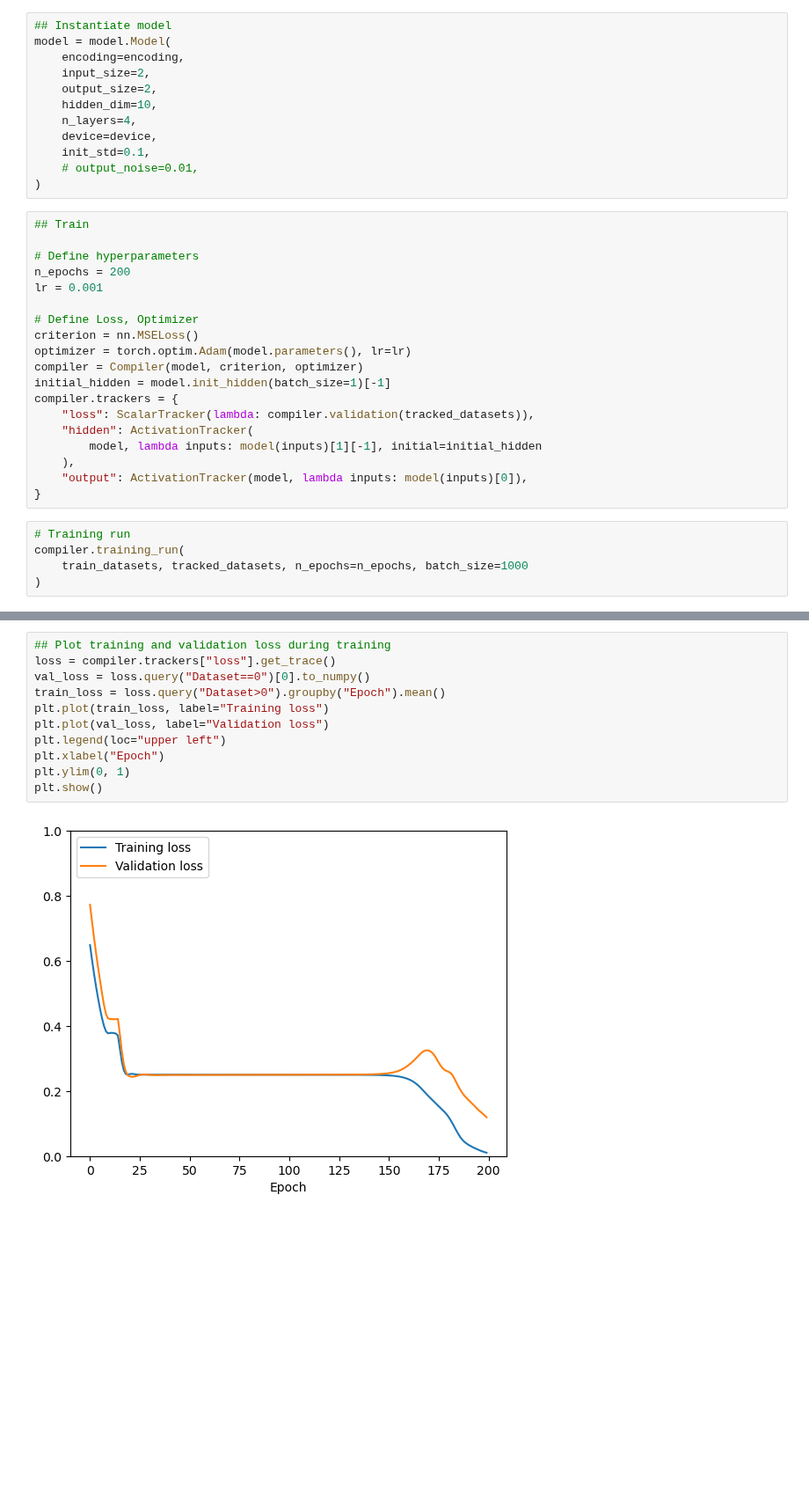
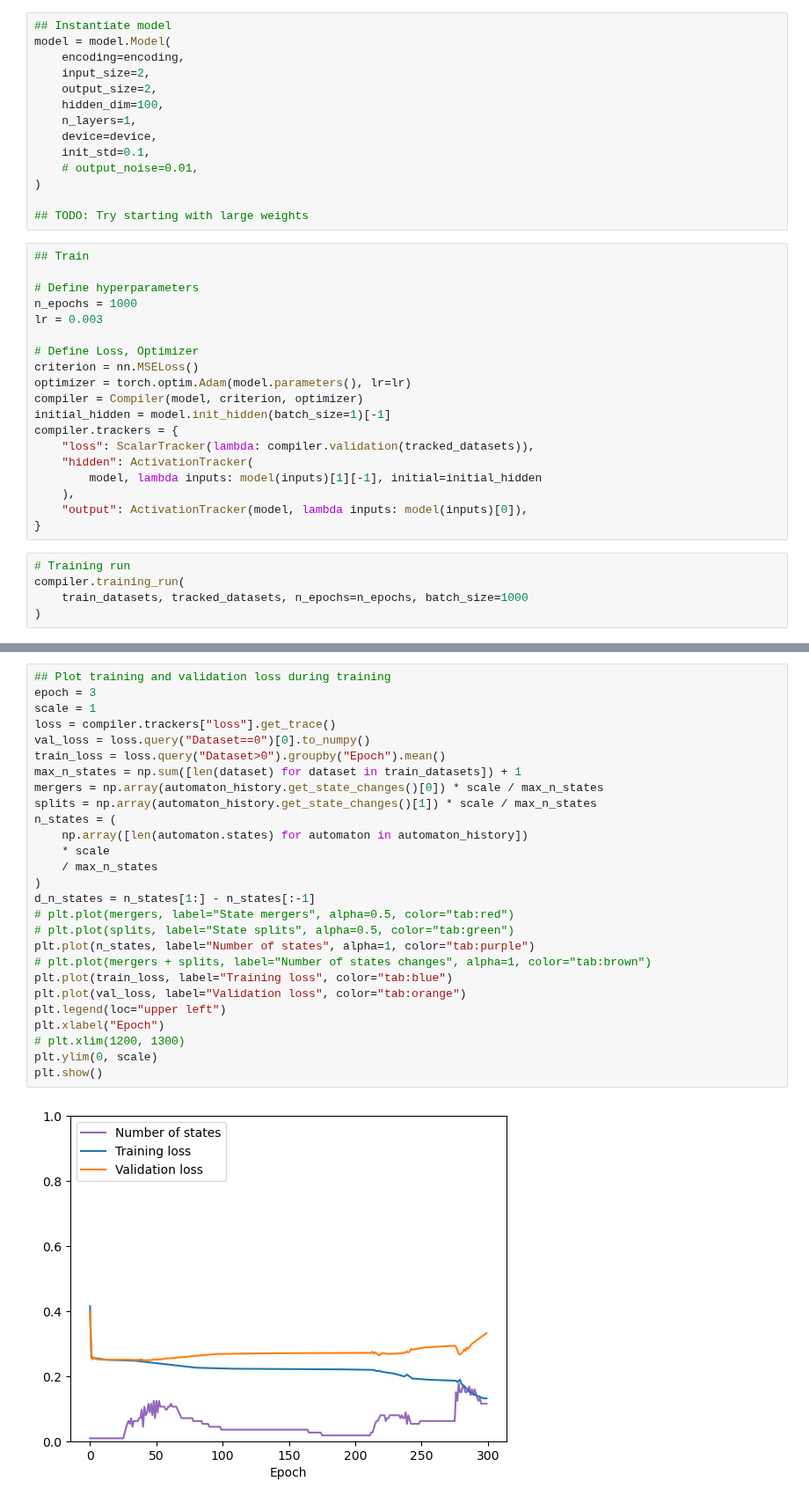
Before and after one commit to loekvanrossem/rnn_structure, a Jupyter notebook: main.ipynb, the cells around one changed output, grey strips where cells are left out. Shown at 88% size. Cells and saved outputs as stored; diff of their text form; blank space fills up the shorter version.

```diff
--- a/main.ipynb
+++ b/main.ipynb
@@ -66,18 +74,20 @@ model = model.Model(
     encoding=encoding,
     input_size=2,
     output_size=2,
-    hidden_dim=10,
-    n_layers=4,
+    hidden_dim=100,
+    n_layers=1,
     device=device,
     init_std=0.1,
     # output_noise=0.01,
 )
+
+## TODO: Try starting with large weights
 # %%
 ## Train
 
 # Define hyperparameters
-n_epochs = 200
-lr = 0.001
+n_epochs = 1000
+lr = 0.003
 
 # Define Loss, Optimizer
 criterion = nn.MSELoss()
@@ -150,16 +160,32 @@ display_automata(automata)
 # %%
 ## Plot training and validation loss during training
+epoch = 3
+scale = 1
 loss = compiler.trackers["loss"].get_trace()
 val_loss = loss.query("Dataset==0")[0].to_numpy()
 train_loss = loss.query("Dataset>0").groupby("Epoch").mean()
-plt.plot(train_loss, label="Training loss")
-plt.plot(val_loss, label="Validation loss")
+max_n_states = np.sum([len(dataset) for dataset in train_datasets]) + 1
+mergers = np.array(automaton_history.get_state_changes()[0]) * scale / max_n_states
+splits = np.array(automaton_history.get_state_changes()[1]) * scale / max_n_states
+n_states = (
+    np.array([len(automaton.states) for automaton in automaton_history])
+    * scale
+    / max_n_states
+)
+d_n_states = n_states[1:] - n_states[:-1]
+# plt.plot(mergers, label="State mergers", alpha=0.5, color="tab:red")
+# plt.plot(splits, label="State splits", alpha=0.5, color="tab:green")
+plt.plot(n_states, label="Number of states", alpha=1, color="tab:purple")
+# plt.plot(mergers + splits, label="Number of states changes", alpha=1, color="tab:brown")
+plt.plot(train_loss, label="Training loss", color="tab:blue")
+plt.plot(val_loss, label="Validation loss", color="tab:orange")
 plt.legend(loc="upper left")
 plt.xlabel("Epoch")
-plt.ylim(0, 1)
+# plt.xlim(1200, 1300)
+plt.ylim(0, scale)
 plt.show()
 # %% [output]
-[figure, old version]
+[figure, new version]
 # %%
 ## Plot error per sequence length
 N = 100
```
Also changed, not shown: parts of 8 cells of this notebook, 9 other files.
